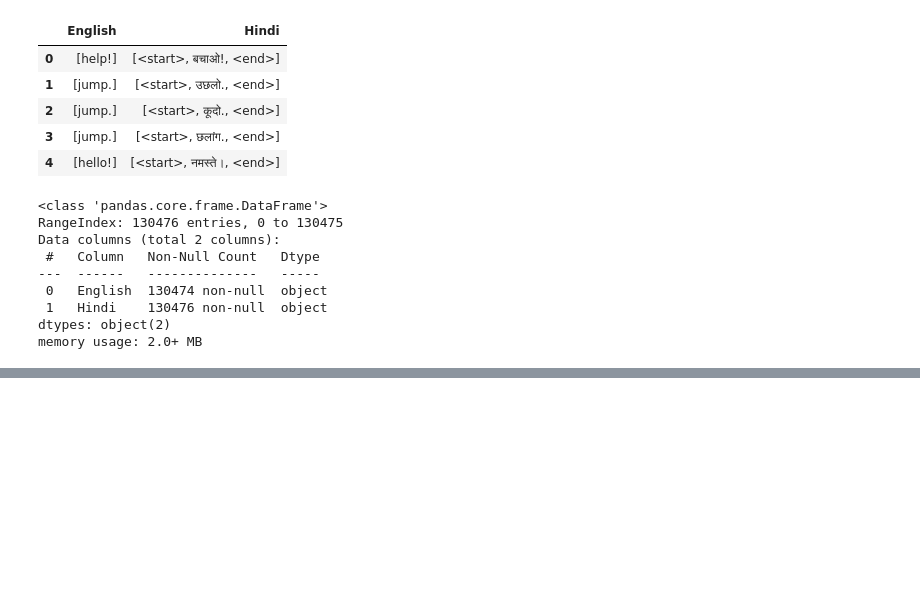
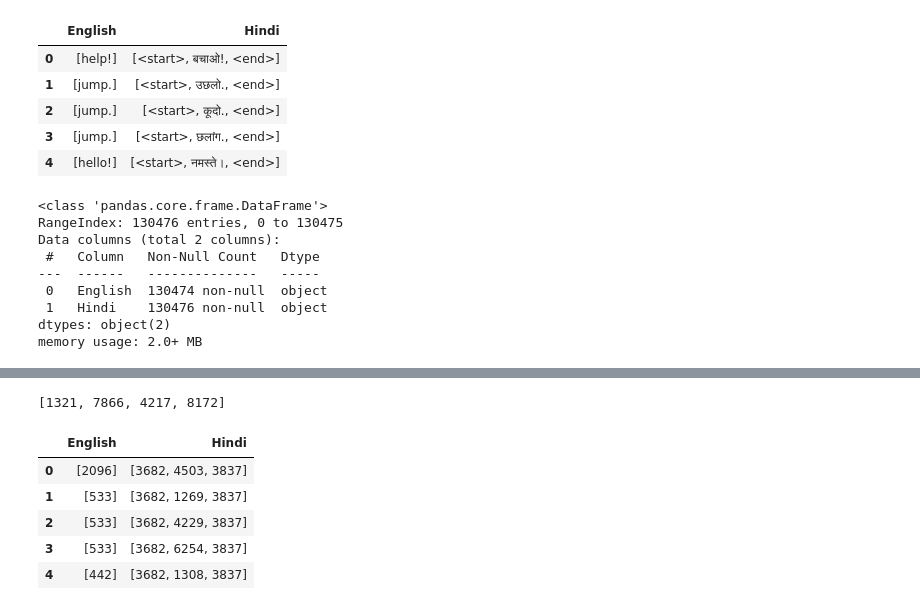
Before and after one commit to PriyanshuChaudhary00/English_to_hindi_using_encoder_decoder, a Jupyter notebook: Hindi_to_english.ipynb, the cells around one changed output, grey strips where cells are left out. Cells and saved outputs as stored; diff of their text form; code cells hidden in the pictures; blank space fills up the shorter version.

```diff
--- a/Hindi_to_english.ipynb
+++ b/Hindi_to_english.ipynb
@@ -97,4 +97,4 @@ print(len(vocab_hindi))
 # %%
-eng_word_2_idx = {word : idx for word , idx in enumerate(vocab_english)}
+eng_word_2_idx = {word : idx for idx , word in enumerate(vocab_english)}
 print(eng_word_2_idx)
 # %% [output]
@@ -102,4 +102,4 @@ print(eng_word_2_idx)
 # %%
-hindi_word_2_idx = {word : idx for word , idx in enumerate(vocab_hindi)}
+hindi_word_2_idx = {word : idx for idx , word in enumerate(vocab_hindi)}
 print(hindi_word_2_idx)
 # %% [output]
@@ -106,0 +107,6 @@ print(hindi_word_2_idx)
+# %%
+def word_to_number(sentance , vocab):
+  value = []
+  for i in sentance:
+    value.append(vocab[i])
+  return value
@@ -106,0 +119,11 @@ print(hindi_word_2_idx)
+# %%
+temp_for_eng = []
+temp_for_hindi = []
+for i , j in zip(df_subset["English"] , df_subset["Hindi"]):
+  temp_for_eng.append(word_to_number(i , eng_word_2_idx))
+  temp_for_hindi.append(word_to_number(j , hindi_word_2_idx))
+
+
+# print(temp_for_eng)
+df_subset["English"] = temp_for_eng
+df_subset["Hindi"] = temp_for_hindi
@@ -106,0 +141,14 @@ print(hindi_word_2_idx)
+# %%
+df_subset["English"][100]
+df_subset["Hindi"][100]
+# %% [output]
+[1321, 7866, 4217, 8172]
+# %%
+df_subset.head()
+# %% [output]
+|  | English | Hindi |
+| 0 | [2096] | [3682, 4503, 3837] |
+| 1 | [533] | [3682, 1269, 3837] |
+| 2 | [533] | [3682, 4229, 3837] |
+| 3 | [533] | [3682, 6254, 3837] |
+| 4 | [442] | [3682, 1308, 3837] |
```
Also changed, not shown: parts of 10 cells of this notebook.
